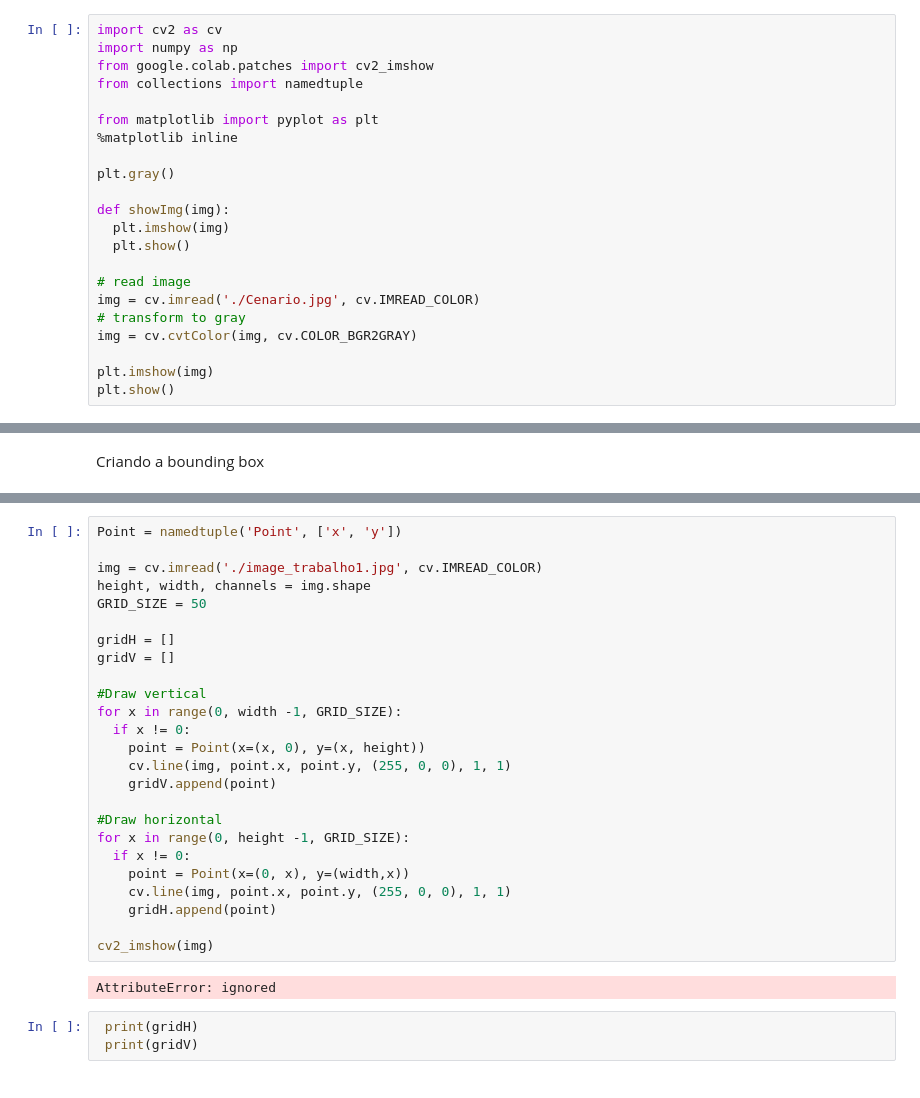
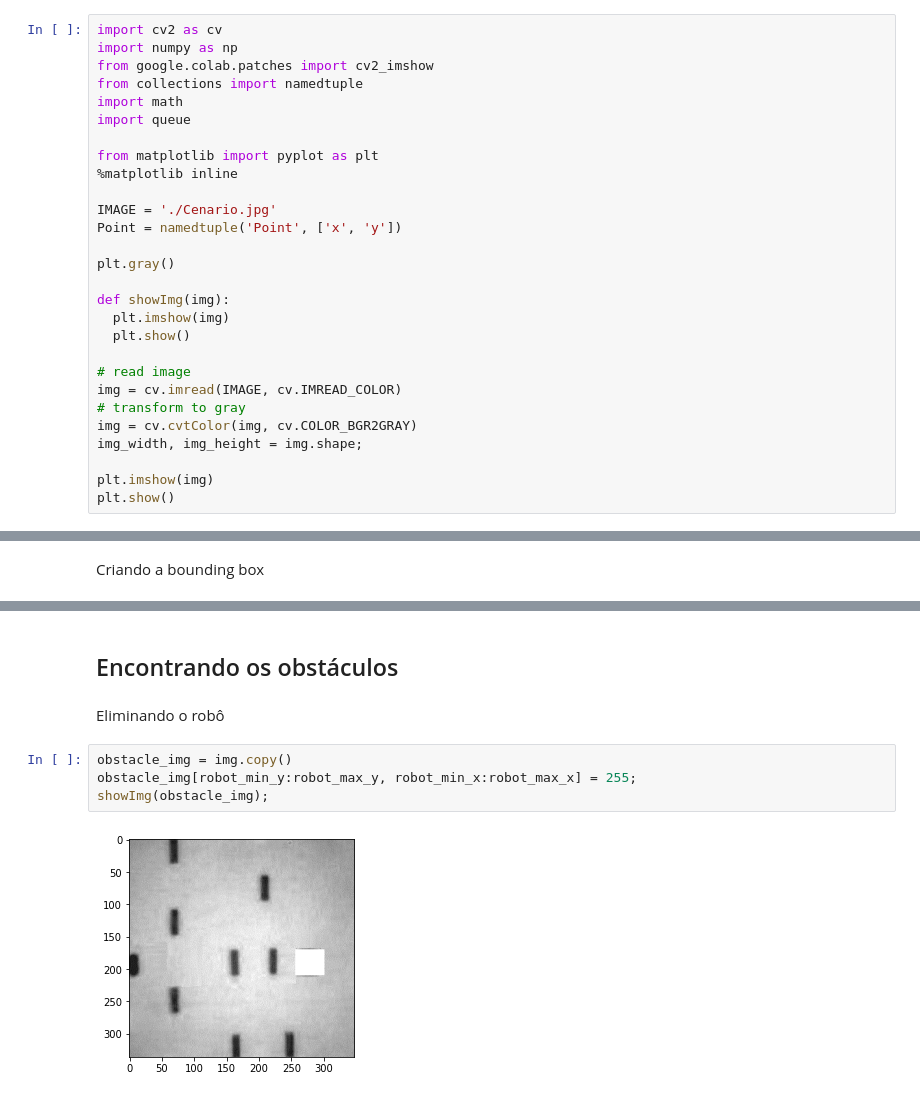
Before and after one commit to adrinerandrade/robotica, a Jupyter notebook: trabalho_01/Robótica_trabalho_pratico_1.ipynb, the cells around one changed output, grey strips where cells are left out. Saved outputs shown, nothing was run; the diff lists cells and outputs as text.

```diff
--- a/trabalho_01/Robótica_trabalho_pratico_1.ipynb
+++ b/trabalho_01/Robótica_trabalho_pratico_1.ipynb
@@ -3,9 +5,14 @@ import cv2 as cv
 import numpy as np
 from google.colab.patches import cv2_imshow
 from collections import namedtuple
+import math
+import queue
 
 from matplotlib import pyplot as plt
 %matplotlib inline
+
+IMAGE = './Cenario.jpg'
+Point = namedtuple('Point', ['x', 'y'])
 
 plt.gray()
 
@@ -14,9 +21,10 @@ def showImg(img):
   plt.show()
 
 # read image
-img = cv.imread('./Cenario.jpg', cv.IMREAD_COLOR)
+img = cv.imread(IMAGE, cv.IMREAD_COLOR)
 # transform to gray
 img = cv.cvtColor(img, cv.COLOR_BGR2GRAY)
+img_width, img_height = img.shape;
 
 plt.imshow(img)
 plt.show()
@@ -94,30 +90,10 @@ print(robot)
-# %%
-Point = namedtuple('Point', ['x', 'y'])
-
-img = cv.imread('./image_trabalho1.jpg', cv.IMREAD_COLOR)
-height, width, channels = img.shape
-GRID_SIZE = 50
-
-gridH = []
-gridV = []
-
-#Draw vertical
-for x in range(0, width -1, GRID_SIZE):
-  if x != 0:
-    point = Point(x=(x, 0), y=(x, height))
-    cv.line(img, point.x, point.y, (255, 0, 0), 1, 1)
-    gridV.append(point)
-
-#Draw horizontal
-for x in range(0, height -1, GRID_SIZE):
-  if x != 0:
-    point = Point(x=(0, x), y=(width,x))
-    cv.line(img, point.x, point.y, (255, 0, 0), 1, 1)
-    gridH.append(point)
-
-cv2_imshow(img)
-# %% [output]
-AttributeError: ignored
-# %%
- print(gridH)
- print(gridV)
+# %% [markdown]
+## Encontrando os obstáculos
+# %% [markdown]
+Eliminando o robô
+# %%
+obstacle_img = img.copy()
+obstacle_img[robot_min_y:robot_max_y, robot_min_x:robot_max_x] = 255;
+showImg(obstacle_img);
+# %% [output]
+[figure, added]
```
Also changed, not shown: parts of 35 cells of this notebook.
